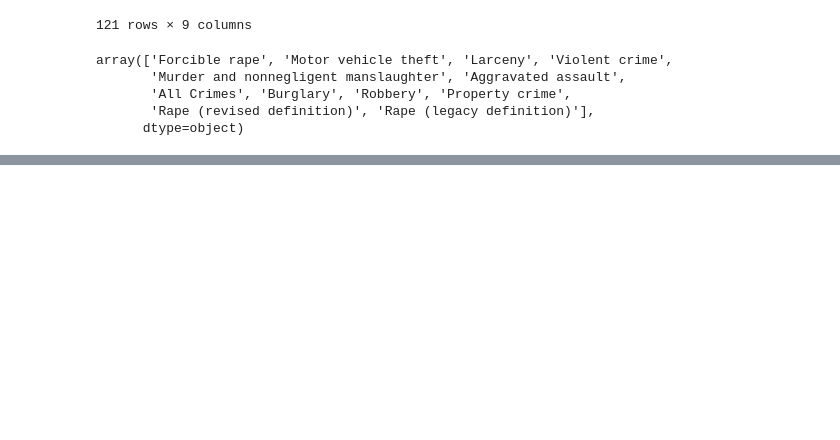
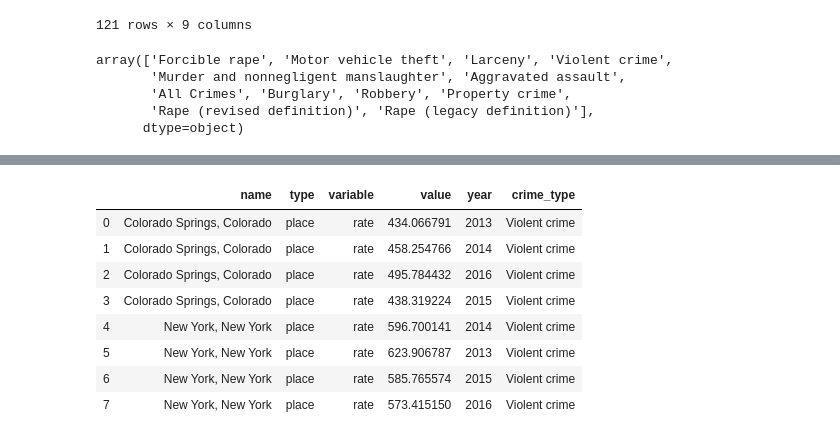
Before and after one commit to rose-gonoud/project1, a Jupyter notebook: Multi-city_crime_stats.ipynb, the cells around one changed output, grey strips where cells are left out. Drawn from its saved outputs; the diff is of its cells as text; code cells hidden in the pictures; blank space fills up the shorter version.

Commit message:
expanded the NY jupyter notebook to also include our colorado springs data, merged their filtered dateframes, ready to visualize comps between these cities

```diff
--- a/NY_crime_stats.ipynb
+++ b/Multi-city_crime_stats.ipynb
@@ -99,7 +99,7 @@ NYcounts2015
 | 1987773 | 1600000US3651000--2016--All Crime... | 1600000US3651000 | New York, New York | place | count | 348804.0 | 2016 | All Crimes | New York, NY |
 | 2080694 | 1600000US3651000--2016--Violent c... | 1600000US3651000 | New York, New York | place | count | 49124.0 | 2016 | Violent crime | New York, NY |
 # %%
-years = [2013, 2014, 2015, 2016]
+years = [2013, 2014, 2015, 2016, 2017]
 
 NYviolentCrimeRates = NYcrimeRates.loc[NYcrimeRates["crime_type"] == "Violent crime"]
 NYviolentCrimeRates = NYviolentCrimeRates.drop_duplicates()
@@ -111,3 +111,14 @@ NYviolentCrimeRatesYrs
 | 1451016 | 1600000US3651000--2013--Violent c... | 1600000US3651000 | New York, New York | place | rate | 623.906787 | 2013 | Violent crime | New York, NY |
 | 1690857 | 1600000US3651000--2015--Violent c... | 1600000US3651000 | New York, New York | place | rate | 585.765574 | 2015 | Violent crime | New York, NY |
 | 1979904 | 1600000US3651000--2016--Violent c... | 1600000US3651000 | New York, New York | place | rate | 573.415150 | 2016 | Violent crime | New York, NY |
+# %%
+file_to_load1 = os.path.join("Output CSVs", "COcrime.csv")
+
+COcrimeDF = pd.read_csv(file_to_load1)
+
+COcrimeRates = COcrimeDF.loc[COcrimeDF["variable"] == "rate"]
+
+COcrimeRatesViolent = COcrimeRates.loc[COcrimeRates["crime_type"] == "Violent crime"]
+COcrimeRatesViolent = COcrimeRatesViolent.drop_duplicates()
+COcrimeRatesViolentYears = COcrimeRatesViolent.loc[COcrimeRatesViolent["year"].isin(years)]
+COcrimeRatesViolentYears
@@ -113,0 +131,15 @@ NYviolentCrimeRatesYrs
+# %%
+CO_NYcrime = pd.merge(COcrimeRatesViolentYears, NYviolentCrimeRatesYrs, how='outer', on=["name", "year", "type", "crime_type", "value", "variable"])
+
+CO_NYcrime = CO_NYcrime.drop(columns=["key_x", "id_x", "key_y", "id_y", "place_name_y", "place_name_x"])
+CO_NYcrime
+# %% [output]
+|  | name | type | variable | value | year | crime_type |
+| 0 | Colorado Springs, Colorado | place | rate | 434.066791 | 2013 | Violent crime |
+| 1 | Colorado Springs, Colorado | place | rate | 458.254766 | 2014 | Violent crime |
+| 2 | Colorado Springs, Colorado | place | rate | 495.784432 | 2016 | Violent crime |
+| 3 | Colorado Springs, Colorado | place | rate | 438.319224 | 2015 | Violent crime |
+| 4 | New York, New York | place | rate | 596.700141 | 2014 | Violent crime |
+| 5 | New York, New York | place | rate | 623.906787 | 2013 | Violent crime |
+| 6 | New York, New York | place | rate | 585.765574 | 2015 | Violent crime |
+| 7 | New York, New York | place | rate | 573.415150 | 2016 | Violent crime |
```
Also changed, not shown: parts of 1 cell of this notebook, 1 other file.
